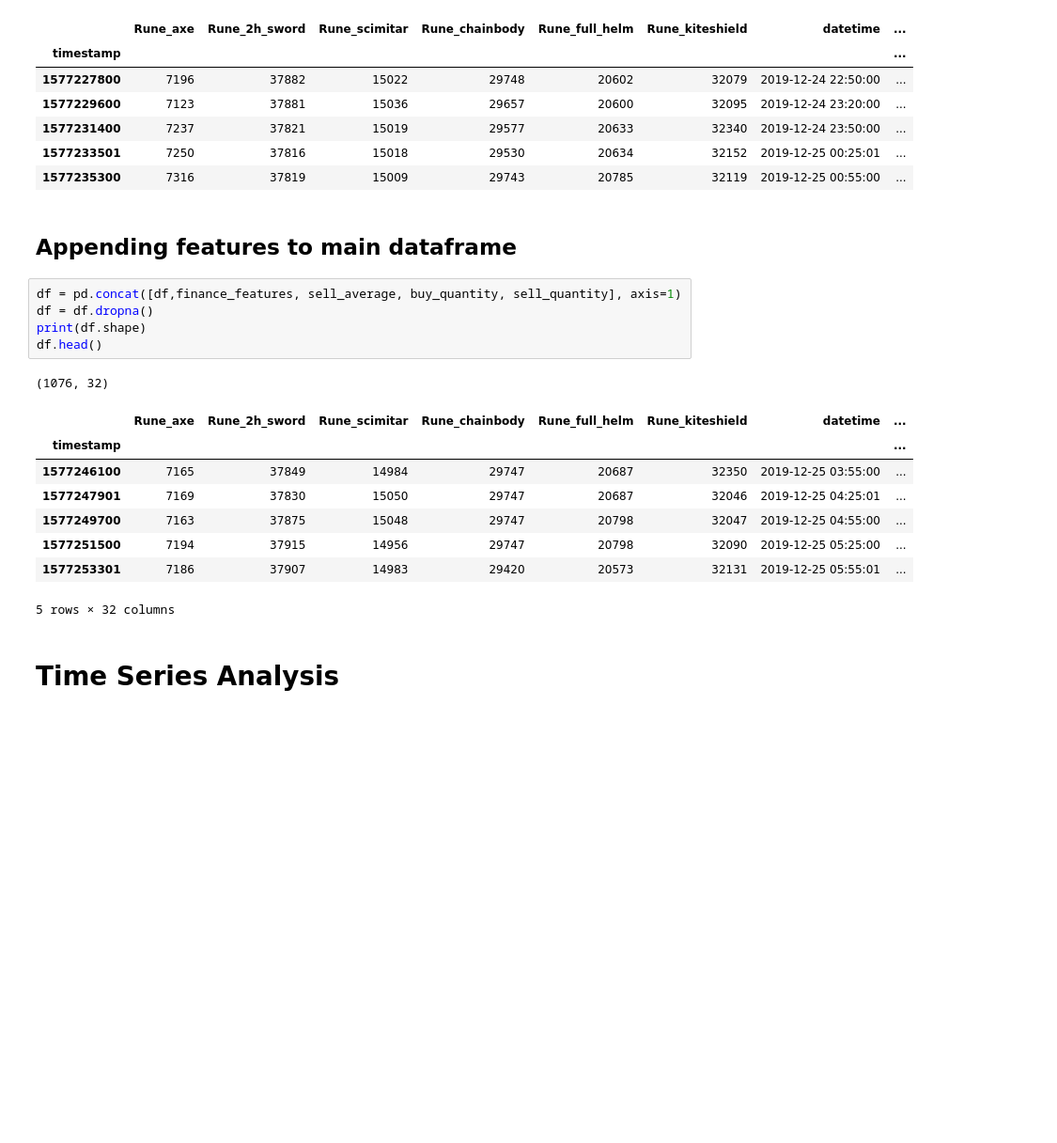
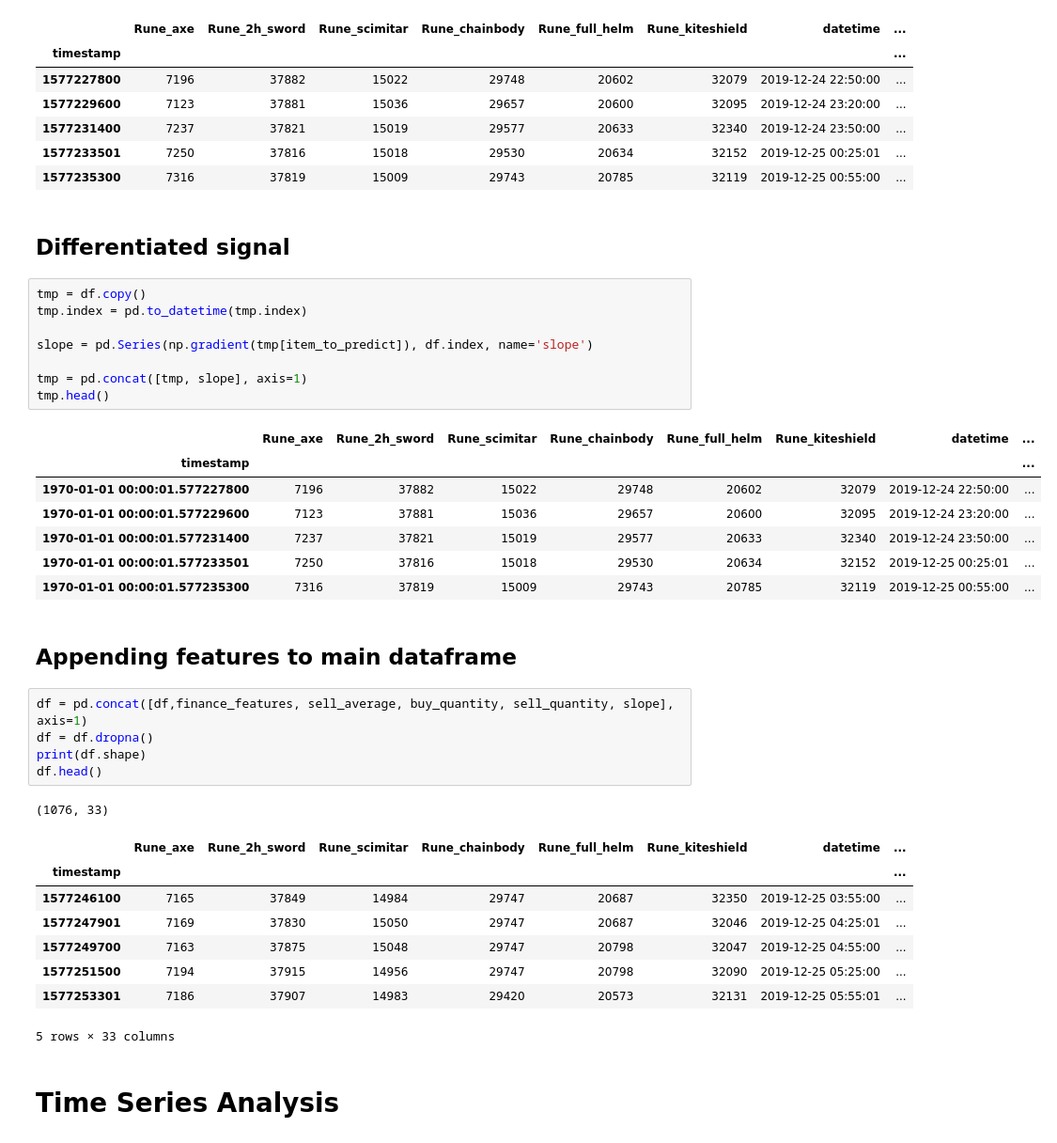
Before and after one commit to chriskok/GEPrediction-OSRS, a Jupyter notebook: ge_time_series_part3.ipynb, the cells around one changed output. Shown: that part at 94% size. Drawn from its saved outputs; the diff is of its cells as text; blank space fills up the shorter version.

```diff
--- a/ge_time_series_part3.ipynb
+++ b/ge_time_series_part3.ipynb
@@ -163,15 +163,33 @@ df.head()
 | 1577231400 | 7237 | 37821 | 15019 | 29577 | 20633 | 32340 | 2019-12-24 23:50:00 | ... |
 | 1577233501 | 7250 | 37816 | 15018 | 29530 | 20634 | 32152 | 2019-12-25 00:25:01 | ... |
 | 1577235300 | 7316 | 37819 | 15009 | 29743 | 20785 | 32119 | 2019-12-25 00:55:00 | ... |
+# %% [markdown]
+## Differentiated signal
+# %%
+tmp = df.copy()
+tmp.index = pd.to_datetime(tmp.index)
+
+slope = pd.Series(np.gradient(tmp[item_to_predict]), df.index, name='slope')
+
+tmp = pd.concat([tmp, slope], axis=1)
+tmp.head()
+# %% [output]
+|  | Rune_axe | Rune_2h_sword | Rune_scimitar | Rune_chainbody | Rune_full_helm | Rune_kiteshield | datetime | ... |
+| timestamp |  |  |  |  |  |  |  | ... |
+| 1970-01-01 00:00:01.577227800 | 7196 | 37882 | 15022 | 29748 | 20602 | 32079 | 2019-12-24 22:50:00 | ... |
+| 1970-01-01 00:00:01.577229600 | 7123 | 37881 | 15036 | 29657 | 20600 | 32095 | 2019-12-24 23:20:00 | ... |
+| 1970-01-01 00:00:01.577231400 | 7237 | 37821 | 15019 | 29577 | 20633 | 32340 | 2019-12-24 23:50:00 | ... |
+| 1970-01-01 00:00:01.577233501 | 7250 | 37816 | 15018 | 29530 | 20634 | 32152 | 2019-12-25 00:25:01 | ... |
+| 1970-01-01 00:00:01.577235300 | 7316 | 37819 | 15009 | 29743 | 20785 | 32119 | 2019-12-25 00:55:00 | ... |
 # %% [markdown]
 ## Appending features to main dataframe
 # %%
-df = pd.concat([df,finance_features, sell_average, buy_quantity, sell_quantity], axis=1)
+df = pd.concat([df,finance_features, sell_average, buy_quantity, sell_quantity, slope], axis=1)
 df = df.dropna()
 print(df.shape)
 df.head()
 # %% [output]
-(1076, 32)
+(1076, 33)
 |  | Rune_axe | Rune_2h_sword | Rune_scimitar | Rune_chainbody | Rune_full_helm | Rune_kiteshield | datetime | ... |
 | timestamp |  |  |  |  |  |  |  | ... |
 | 1577246100 | 7165 | 37849 | 14984 | 29747 | 20687 | 32350 | 2019-12-25 03:55:00 | ... |
@@ -179,7 +197,7 @@ df.head()
 | 1577249700 | 7163 | 37875 | 15048 | 29747 | 20798 | 32047 | 2019-12-25 04:55:00 | ... |
 | 1577251500 | 7194 | 37915 | 14956 | 29747 | 20798 | 32090 | 2019-12-25 05:25:00 | ... |
 | 1577253301 | 7186 | 37907 | 14983 | 29420 | 20573 | 32131 | 2019-12-25 05:55:01 | ... |
-5 rows × 32 columns
+5 rows × 33 columns
 # %% [markdown]
 # Time Series Analysis
 # %%
```
Also changed, not shown: parts of 13 cells of this notebook.
